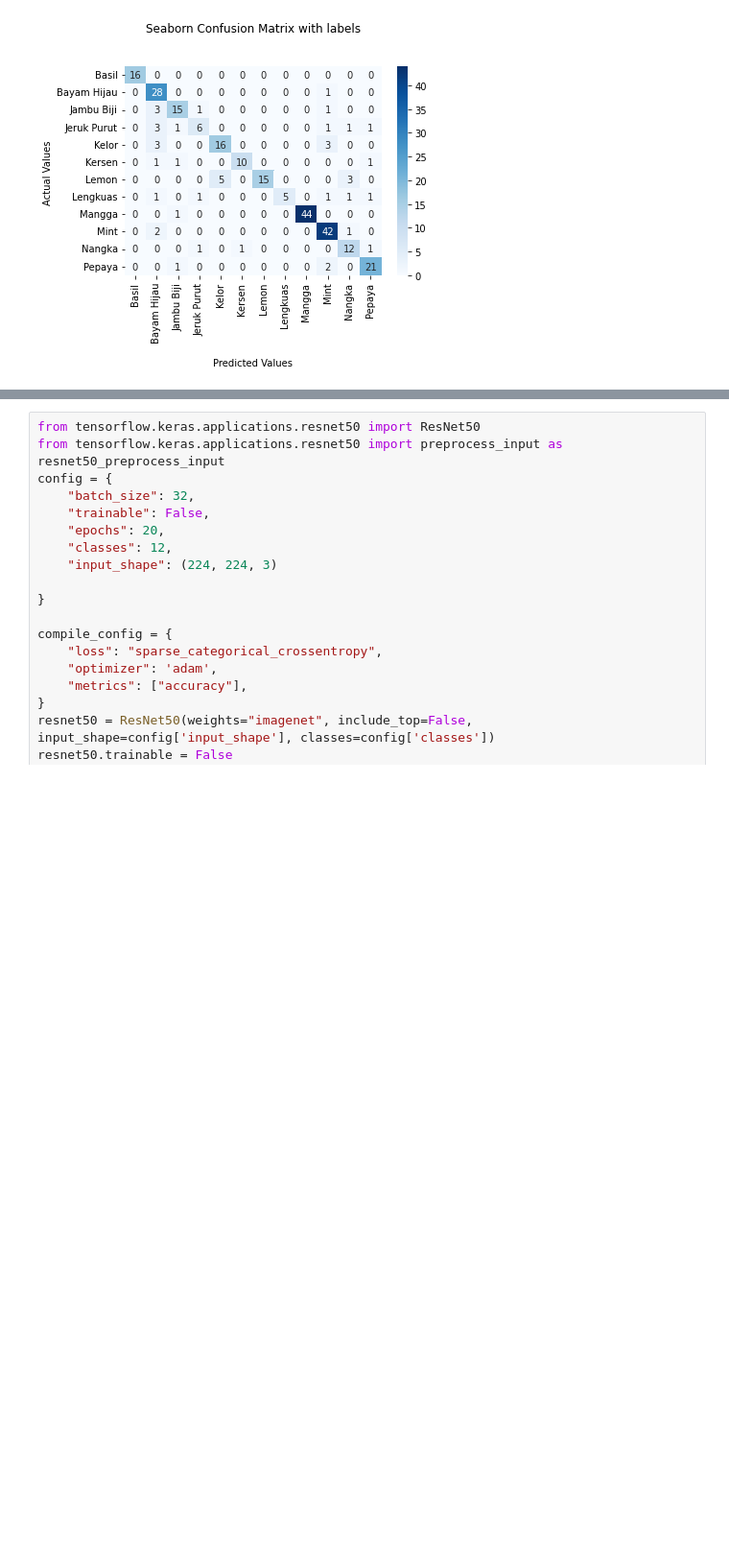
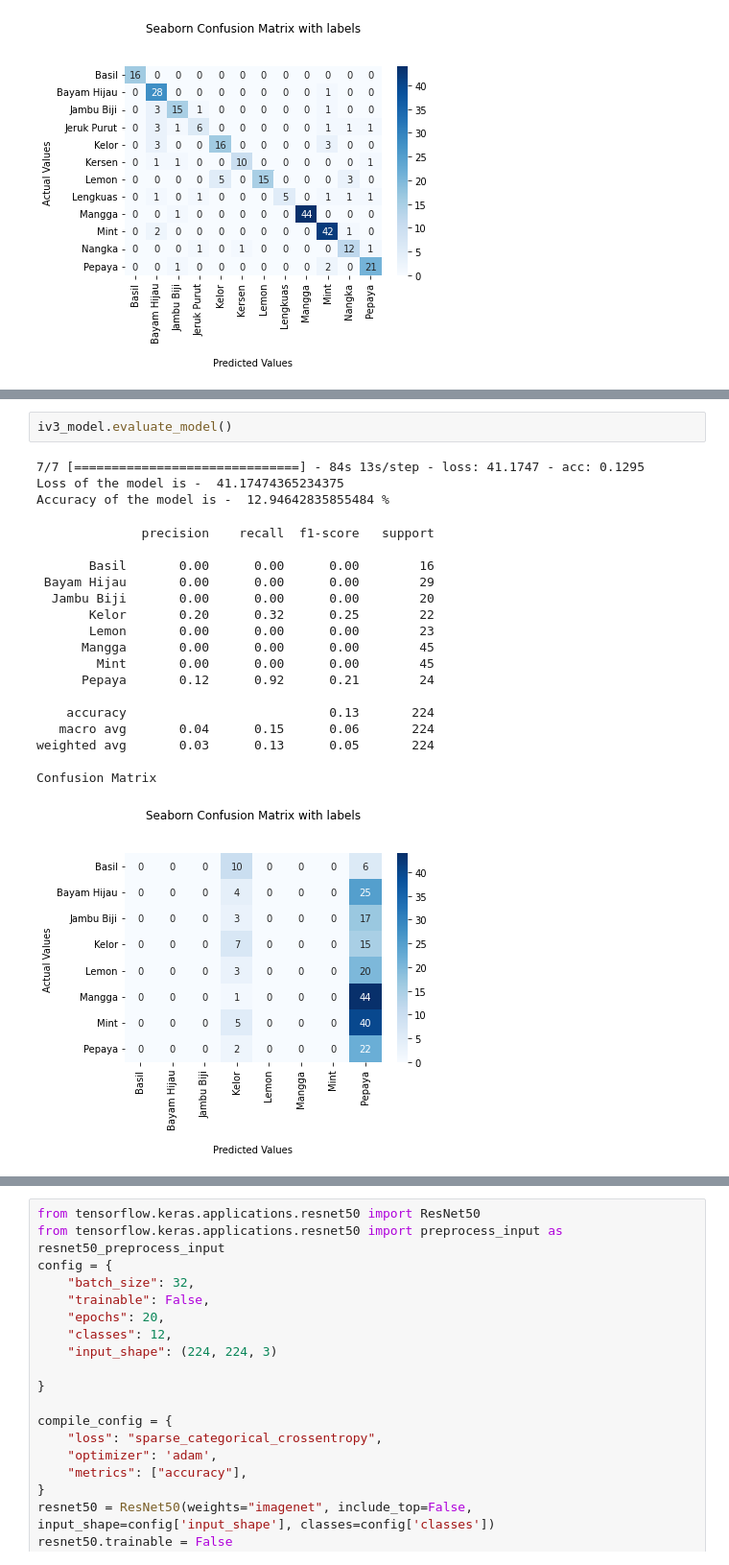
Before and after one commit to rifqoi/Inacure-Machine-Learning, a Jupyter notebook: 03-ensemble.ipynb, the cells around one changed output, grey strips where cells are left out. Shown at 96% size. Saved outputs shown, nothing was run; the diff lists cells and outputs as text; blank space fills up the shorter version.

```diff
--- a/03-ensemble.ipynb
+++ b/03-ensemble.ipynb
@@ -470,3 +428,26 @@ Epoch 20: val_acc did not improve from 0.63148
+# %%
+iv3_model.evaluate_model()
+# %% [output]
+7/7 [==============================] - 84s 13s/step - loss: 41.1747 - acc: 0.1295
+Loss of the model is -  41.17474365234375
+Accuracy of the model is -  12.94642835855484 %
+              precision    recall  f1-score   support
+
+       Basil       0.00      0.00      0.00        16
+ Bayam Hijau       0.00      0.00      0.00        29
+  Jambu Biji       0.00      0.00      0.00        20
+       Kelor       0.20      0.32      0.25        22
+       Lemon       0.00      0.00      0.00        23
+      Mangga       0.00      0.00      0.00        45
+        Mint       0.00      0.00      0.00        45
+      Pepaya       0.12      0.92      0.21        24
+
+    accuracy                           0.13       224
+   macro avg       0.04      0.15      0.06       224
+weighted avg       0.03      0.13      0.05       224
+
+Confusion Matrix
+[figure, added]
 # %%
 iv3_model.model_name = 'inceptionv3'
 iv3_model.find_best_model('.')
```
Also changed, not shown: parts of 9 cells of this notebook.
